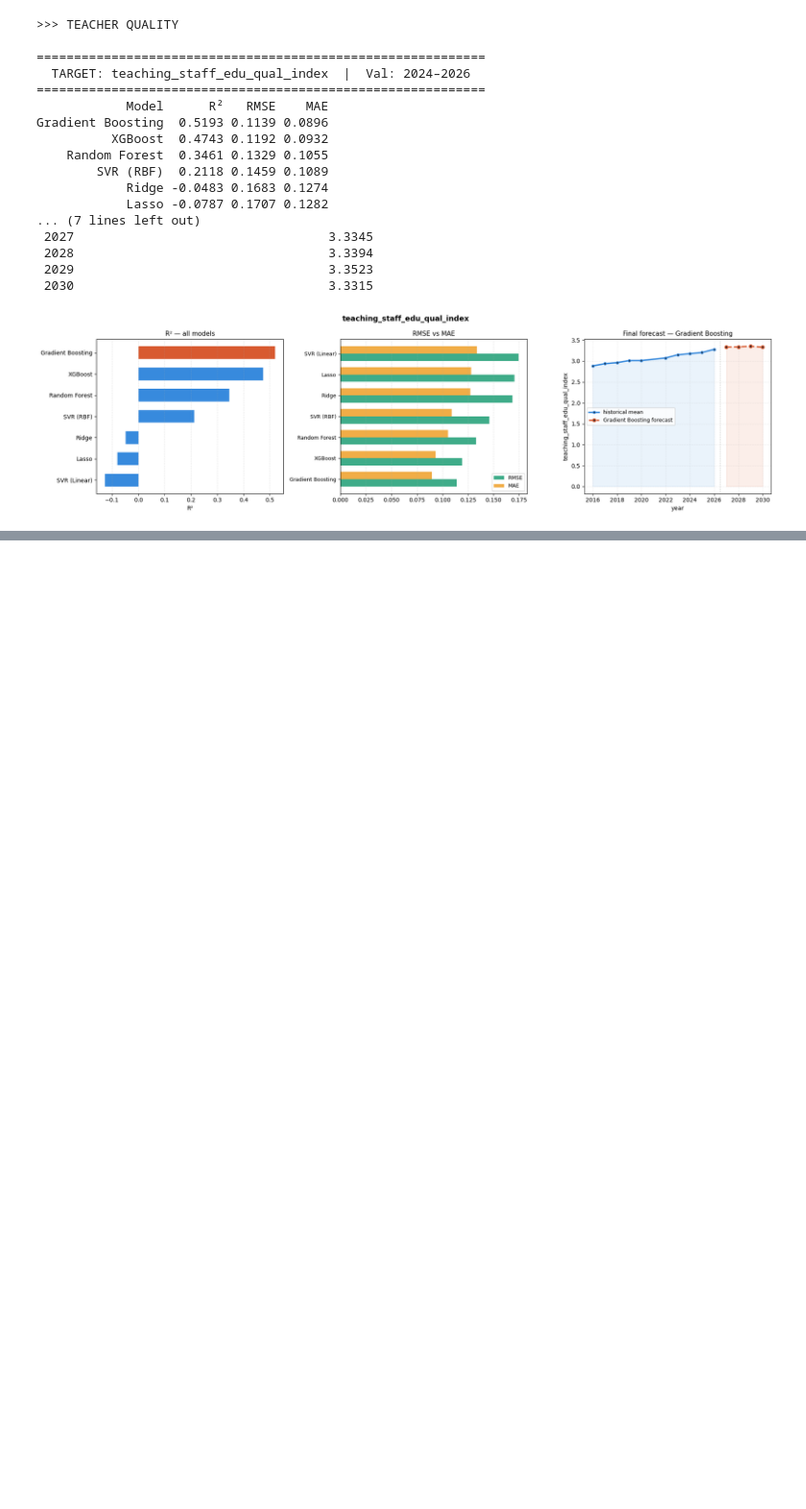
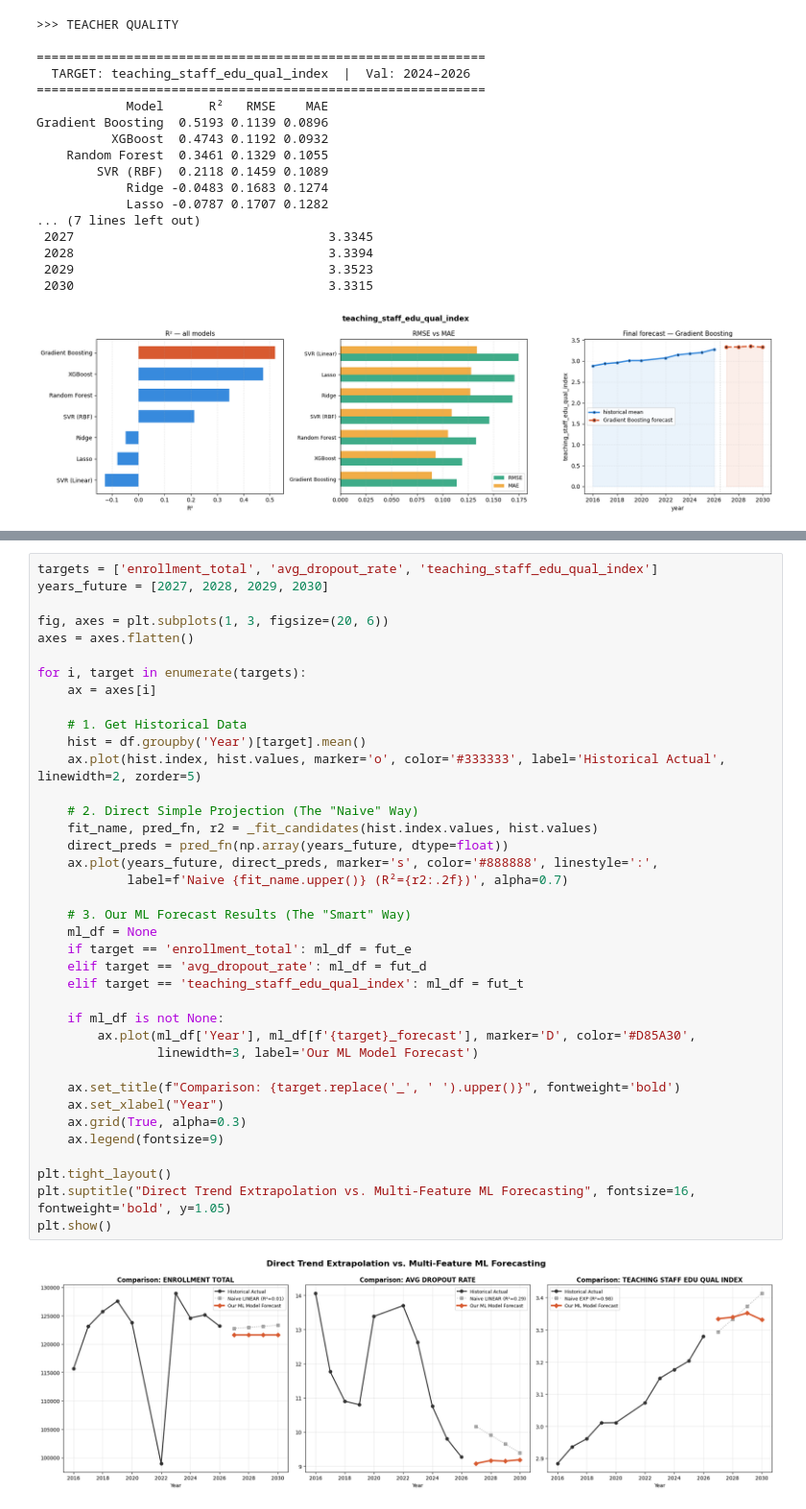
Before and after one commit to i-eat-tea/MINI_PROJECT_AMS_B_GROUP3, a Jupyter notebook: notebooks/02_modelling.ipynb, the cells around one changed output, grey strips where cells are left out. Shown at 96% size. Saved outputs shown, nothing was run; the diff lists cells and outputs as text; blank space fills up the shorter version.

```diff
--- a/notebooks/02_modelling.ipynb
+++ b/notebooks/02_modelling.ipynb
@@ -587,0 +663,40 @@ Gradient Boosting  0.5193 0.1139 0.0896
+# %%
+targets = ['enrollment_total', 'avg_dropout_rate', 'teaching_staff_edu_qual_index']
+years_future = [2027, 2028, 2029, 2030]
+
+fig, axes = plt.subplots(1, 3, figsize=(20, 6))
+axes = axes.flatten()
+
+for i, target in enumerate(targets):
+    ax = axes[i]
+
+    # 1. Get Historical Data
+    hist = df.groupby('Year')[target].mean()
+    ax.plot(hist.index, hist.values, marker='o', color='#333333', label='Historical Actual', linewidth=2, zorder=5)
+
+    # 2. Direct Simple Projection (The "Naive" Way)
+    fit_name, pred_fn, r2 = _fit_candidates(hist.index.values, hist.values)
+    direct_preds = pred_fn(np.array(years_future, dtype=float))
+    ax.plot(years_future, direct_preds, marker='s', color='#888888', linestyle=':',
+            label=f'Naive {fit_name.upper()} (R²={r2:.2f})', alpha=0.7)
+
+    # 3. Our ML Forecast Results (The "Smart" Way)
+    ml_df = None
+    if target == 'enrollment_total': ml_df = fut_e
+    elif target == 'avg_dropout_rate': ml_df = fut_d
+    elif target == 'teaching_staff_edu_qual_index': ml_df = fut_t
+
+    if ml_df is not None:
+        ax.plot(ml_df['Year'], ml_df[f'{target}_forecast'], marker='D', color='#D85A30',
+                linewidth=3, label='Our ML Model Forecast')
+
+    ax.set_title(f"Comparison: {target.replace('_', ' ').upper()}", fontweight='bold')
+    ax.set_xlabel("Year")
+    ax.grid(True, alpha=0.3)
+    ax.legend(fontsize=9)
+
+plt.tight_layout()
+plt.suptitle("Direct Trend Extrapolation vs. Multi-Feature ML Forecasting", fontsize=16, fontweight='bold', y=1.05)
+plt.show()
+# %% [output]
+[figure, added]
```
Also changed, not shown: parts of 3 cells of this notebook, 1 other file.
